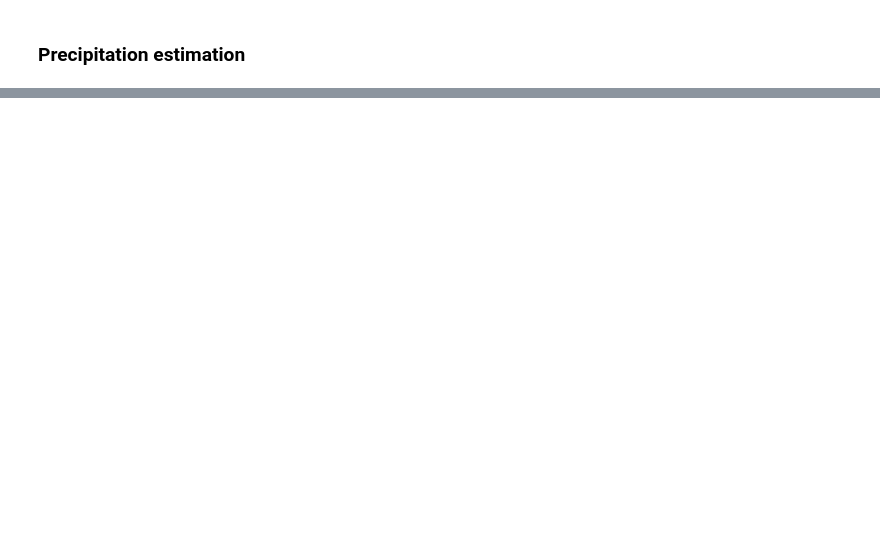
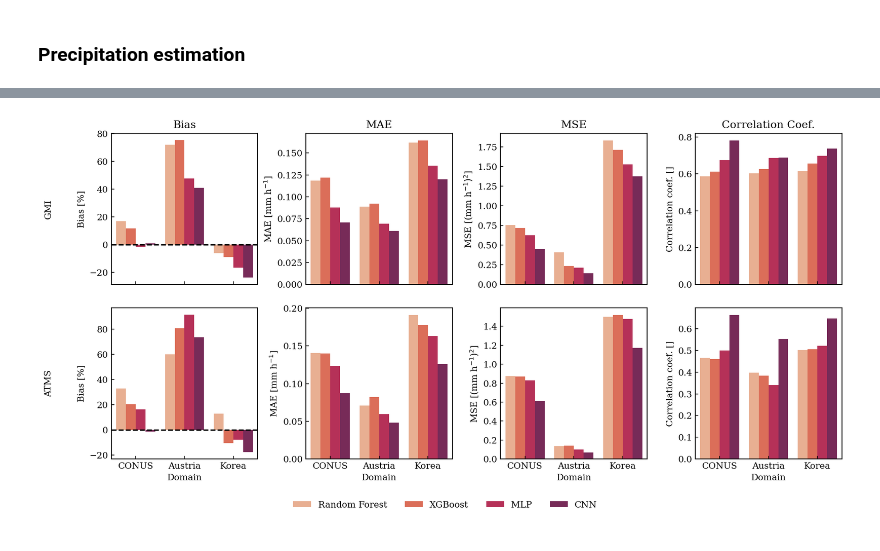
Before and after one commit to simonpf/satrain_manuscript, a Jupyter notebook: notebooks/retrieval_results.ipynb, the cells around one changed output, grey strips where cells are left out. Drawn from its saved outputs; the diff is of its cells as text; code cells hidden in the pictures; blank space fills up the shorter version.

```diff
--- a/notebooks/retrieval_results.ipynb
+++ b/notebooks/retrieval_results.ipynb
@@ -613,9 +216,16 @@ results_cnn["algorithm"] = "CNN"
 # %%
-results = pd.concat([results_rf, results_xgboost, results_mlp, results_cnn]).reset_index()
-results = pd.melt(
-    results,
+results_gmi = pd.concat([results_rf_gmi, results_xgboost_gmi, results_mlp_gmi, results_cnn_gmi]).reset_index()
+results_gmi = pd.melt(
+    results_gmi,
     id_vars=['domain', 'algorithm'],
     var_name='Metrics',
     value_name='Values'
 )
-results
+
+results_atms = pd.concat([results_rf_atms, results_xgboost_atms, results_mlp_atms, results_cnn_atms]).reset_index()
+results_atms = pd.melt(
+    results_atms,
+    id_vars=['domain', 'algorithm'],
+    var_name='Metrics',
+    value_name='Values'
+)
@@ -641,0 +232,77 @@ from ipwgml.plotting import cmap_tbs
+# %%
+from matplotlib.gridspec import GridSpec
+from satrain.plotting import cmap_precip, cmap_tbs
+
+fig = plt.figure(figsize=(16, 8))
+gs = GridSpec(3, 5, height_ratios=[1.0, 1.0, 0.3], width_ratios= [0.1] + [1.0] * 4, wspace=0.4)
+
+palette = [cmap_tbs(val) for val in np.linspace(0, 1, 7)[1:-1]][::-1]
+#3palette = ["#888888", "#AAAAAA", "C1", "C2", "C3"]
+
+order = ["conus", "austria", "korea"]
+
+for row, (name, results) in enumerate(zip(["GMI", "ATMS"], [results_gmi, results_atms])):
+
+    ax = fig.add_subplot(gs[row, 0])
+    ax.set_axis_off()
+    ax.text(0, 0, name, rotation=90, ha="center", va="center")
+    ax.set_ylim(-2, 2)
+
+    ax = fig.add_subplot(gs[row, 1])
+    mask = results.Metrics == "bias"
+    sns.barplot(results.loc[mask], x="domain", y="Values", hue="algorithm", ax=ax, palette=palette, order=order)
+    if row == 0:
+        ax.set_title("Bias", loc="center")
+        ax.set_xlabel("")
+        ax.set_xticklabels([])
+    else:
+        ax.set_xticklabels(["CONUS", "Austria", "Korea"])
+        ax.set_xlabel("Domain")
+    ax.set_ylabel("Bias [%]")
+    handles, labels = ax.get_legend_handles_labels()
+    ax.legend_.remove()
+    ax.axhline(ls="--", c="k")
+
+    ax = fig.add_subplot(gs[row, 2])
+    mask = results.Metrics == "mae"
+    sns.barplot(results.loc[mask], x="domain", y="Values", hue="algorithm", ax=ax, legend=False, palette=palette, order=order)
+    if row == 0:
+        ax.set_title("MAE", loc="center")
+        ax.set_xticklabels([])
+        ax.set_xlabel("")
+    else:
+        ax.set_xticklabels(["CONUS", "Austria", "Korea"])
+        ax.set_xlabel("Domain")
+    ax.set_ylabel("MAE [mm h$^{-1}$]")
+
+    ax = fig.add_subplot(gs[row, 3])
+    mask = results.Metrics == "mse"
+    sns.barplot(results.loc[mask], x="domain", y="Values", hue="algorithm", ax=ax, legend=False, palette=palette, order=order)
+    if row == 0:
+        ax.set_title("MSE", loc="center")
+        ax.set_xticklabels([])
+        ax.set_xlabel("")
+    else:
+        ax.set_xlabel("Domain")
+        ax.set_xticklabels(["CONUS", "Austria", "Korea"])
+    ax.set_ylabel("MSE [(mm h$^{-1})^2$]")
+
+    ax = fig.add_subplot(gs[row, 4])
+    mask = results.Metrics == "correlation_coef"
+    sns.barplot(results.loc[mask], x="domain", y="Values", hue="algorithm", ax=ax, legend=False, palette=palette, order=order)
+    if row == 0:
+        ax.set_title("Correlation Coef.", loc="center")
+        ax.set_xticklabels([])
+        ax.set_xlabel("")
+    else:
+        ax.set_xlabel("Domain")
+        ax.set_xticklabels(["CONUS", "Austria", "Korea"])
+    ax.set_ylabel("Correlation coef. []")
+
+lax = fig.add_subplot(gs[-1, :] )
+lax.set_axis_off()
+lax.legend(handles, labels, loc="center", ncol=5, frameon=False)
+fig.savefig("../figures/fig11.png", dpi=200, bbox_inches="tight")
+fig
+# %% [output]
+[figure, added]
```
Also changed, not shown: parts of 31 cells of this notebook, 15 other files.
